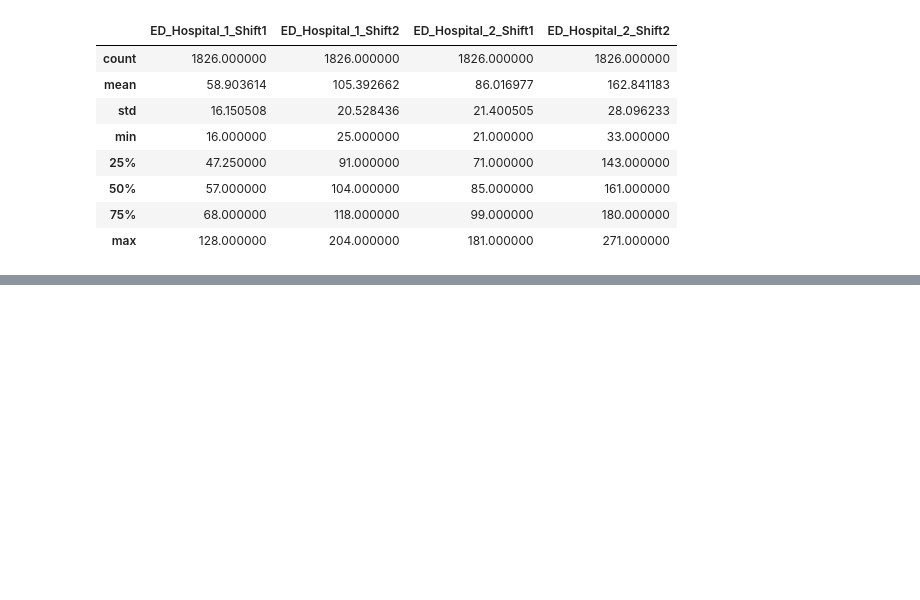
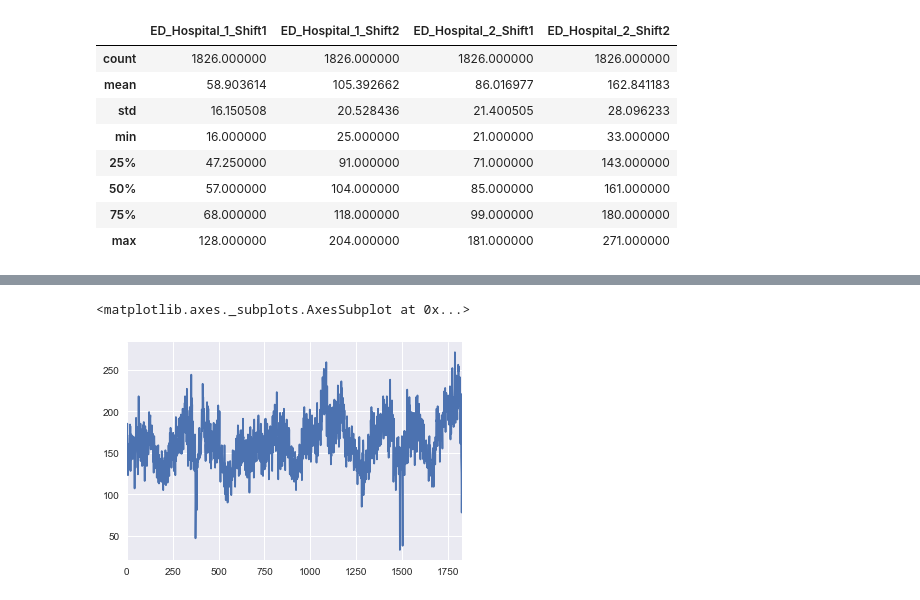
Before and after one commit to BHudson2017/Capstone, a Jupyter notebook: Part_02/Local Atlanta Hospital - Capstone Project.ipynb, the cells around one changed output, grey strips where cells are left out. Saved outputs shown, nothing was run; the diff lists cells and outputs as text; code cells hidden in the pictures; blank space fills up the shorter version.

```diff
--- a/Part_02/Local Atlanta Hospital - Capstone Project.ipynb
+++ b/Part_02/Local Atlanta Hospital - Capstone Project.ipynb
@@ -108,0 +148,5 @@ df.describe()
+# %%
+df['ED_Hospital_2_Shift2'].plot()
+# %% [output]
+<matplotlib.axes._subplots.AxesSubplot at 0x...>
+[figure, added]
```
Also changed, not shown: parts of 10 cells of this notebook, 1 other file.
